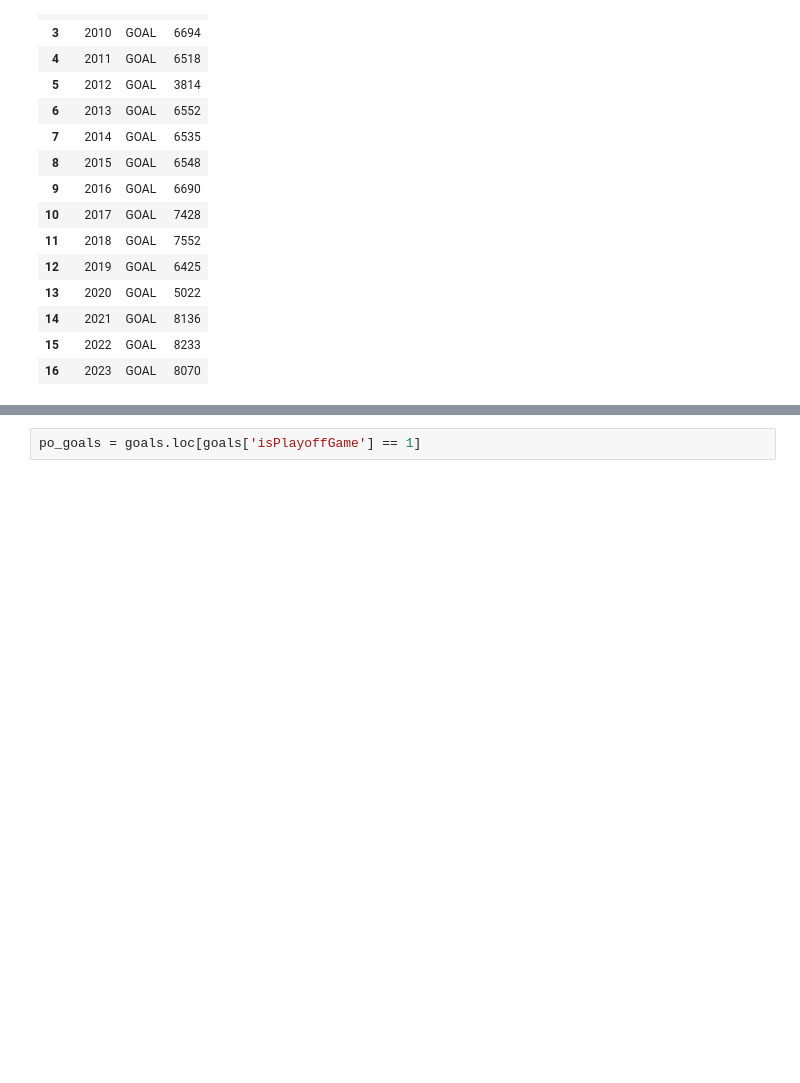
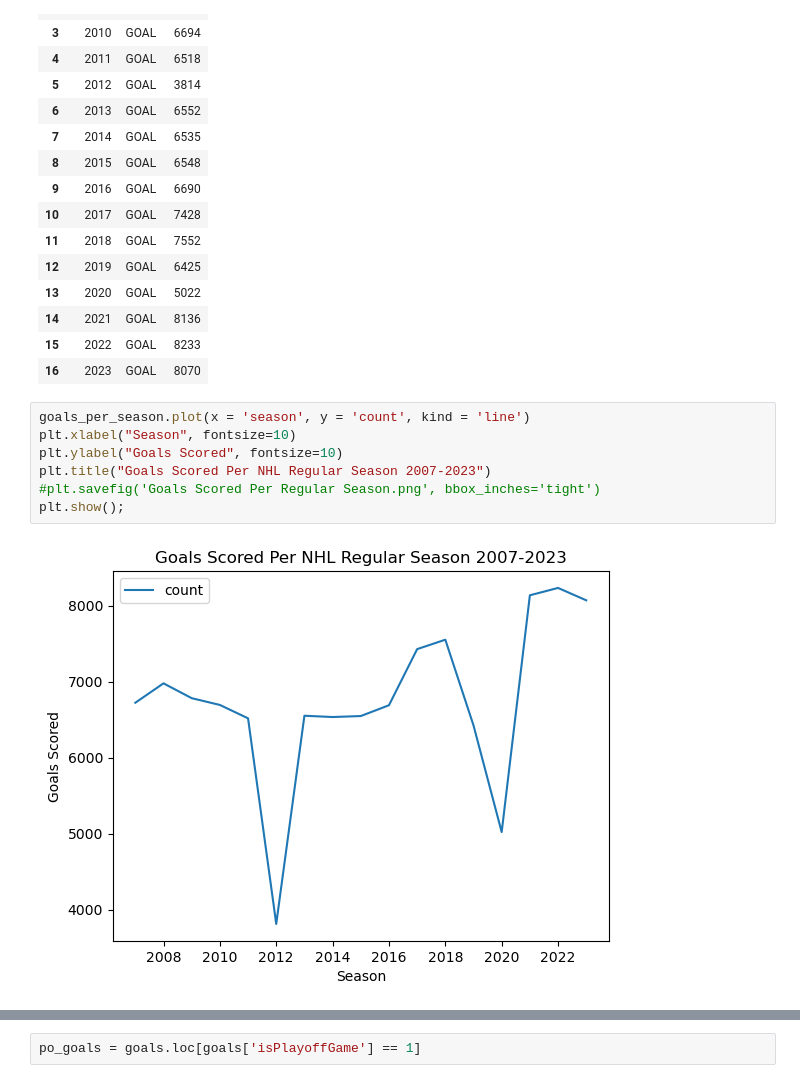
Before and after one commit to Hunter-Farrar/Capstone-DA14, a Jupyter notebook: notebooks/Capstone.ipynb, the cells around one changed output, grey strips where cells are left out. Drawn from its saved outputs; the diff is of its cells as text; blank space fills up the shorter version.

```diff
--- a/notebooks/Capstone.ipynb
+++ b/notebooks/Capstone.ipynb
@@ -66,3 +88,12 @@ goals_per_season
 | 14 | 2021 | GOAL | 8136 |
 | 15 | 2022 | GOAL | 8233 |
 | 16 | 2023 | GOAL | 8070 |
+# %%
+goals_per_season.plot(x = 'season', y = 'count', kind = 'line')
+plt.xlabel("Season", fontsize=10)
+plt.ylabel("Goals Scored", fontsize=10)
+plt.title("Goals Scored Per NHL Regular Season 2007-2023")
+#plt.savefig('Goals Scored Per Regular Season.png', bbox_inches='tight')
+plt.show();
+# %% [output]
+[figure, added]
```
Also changed, not shown: parts of 81 cells of this notebook.
